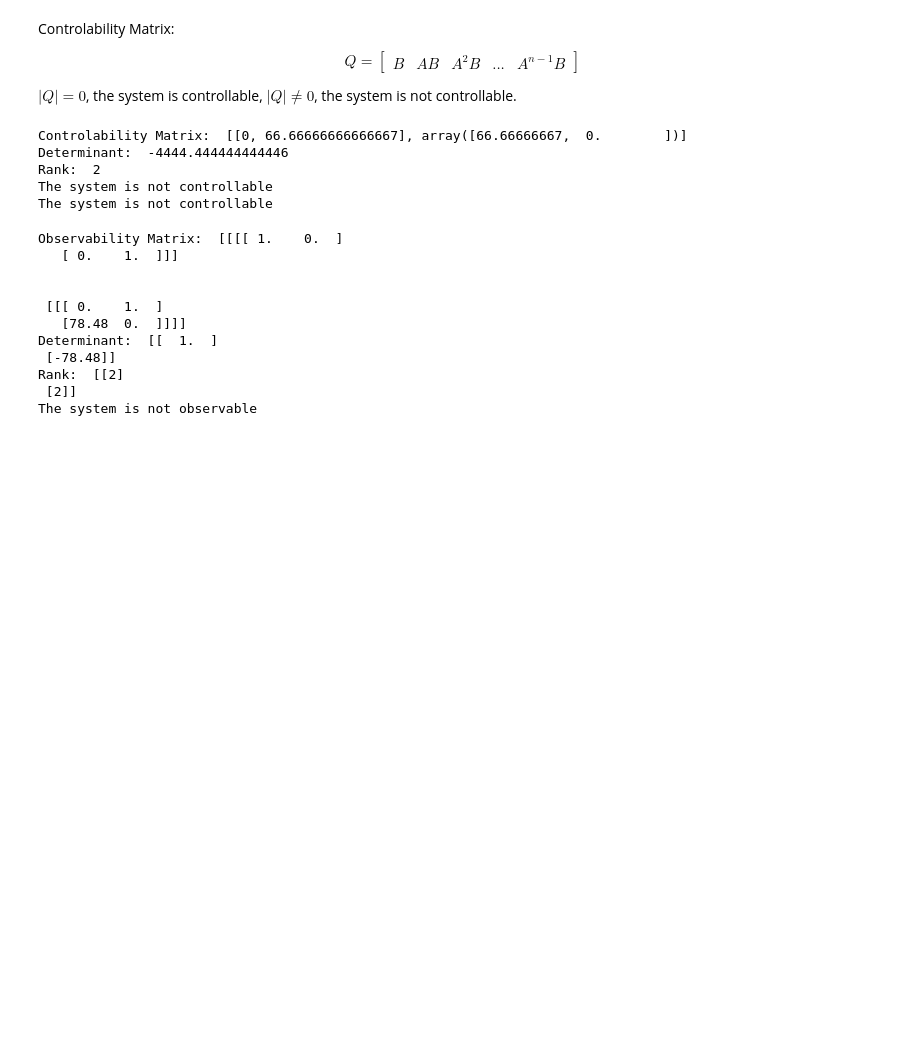
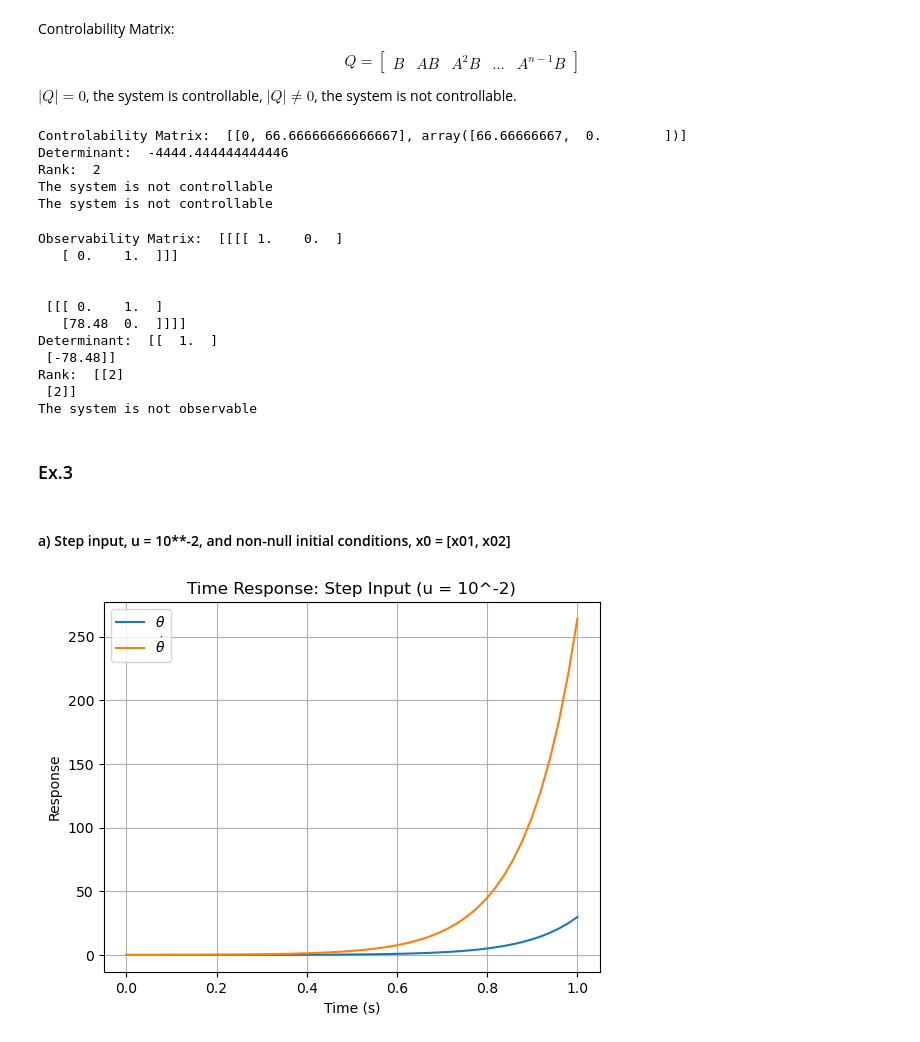
Before and after one commit to mariana-das-neves/sistemas_dinamicos_e_controlo, a Jupyter notebook: Projeto SDC.ipynb, the cells around one changed output. Cells and saved outputs as stored; diff of their text form; code cells hidden in the pictures; blank space fills up the shorter version.

```diff
--- a/Projeto SDC.ipynb
+++ b/Projeto SDC.ipynb
@@ -138,3 +138,29 @@ Determinant:  [[  1.  ]
 Rank:  [[2]
  [2]]
 The system is not observable
+# %% [markdown]
+### Ex.3
+# %%
+C = np.eye(2)  # Output both states (theta, theta_dot)
+D = np.zeros((2, 1))
+# %% [markdown]
+#### a) Step input, u = 10**-2, and non-null initial conditions, x0 = [x01, x02]
+# %%
+t = np.linspace(0, 1, 50)
+u = 10**-2 * np.ones_like(t) # transformar u em matriz
+x0 = [0, 0] # condicoes iniciais
+D = np.zeros((2, 1))
+system = StateSpace(A, B, C, D)
+
+# lsim -> simulate output of a continuous-time linear system
+time, y, x = lsim(system, u, t, X0=x0)
+# %%
+plt.plot(t, y[:, 0], label=r"$\theta$")
+plt.plot(t, y[:, 1], label=r"$\dot{\theta}$")
+plt.title("Time Response: Step Input (u = 10^-2)")
+plt.xlabel("Time (s)")
+plt.ylabel("Response")
+plt.legend()
+plt.grid()
+# %% [output]
+[figure, added]
```
Also changed, not shown: parts of 5 cells of this notebook.
